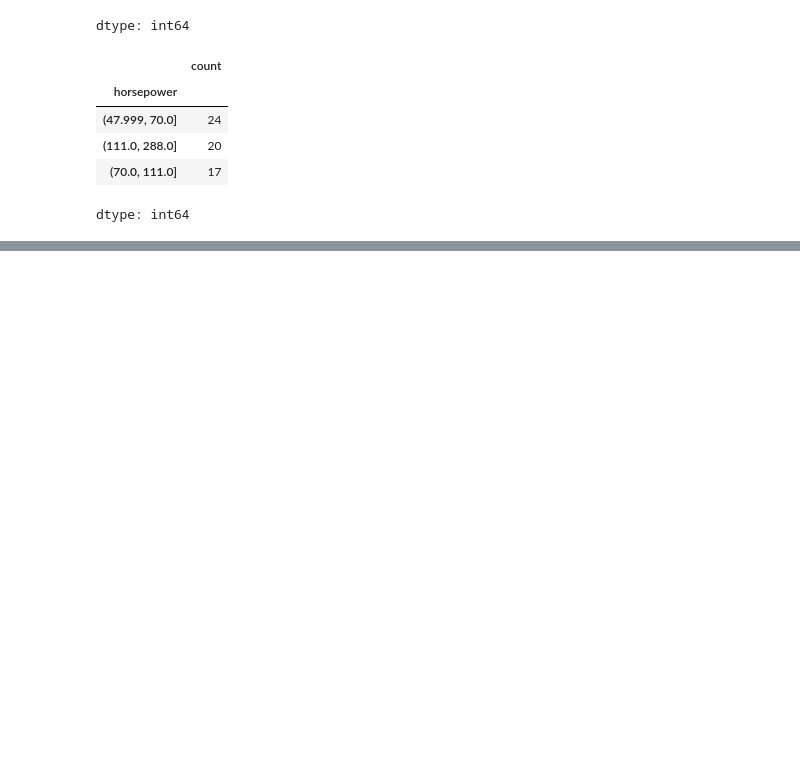
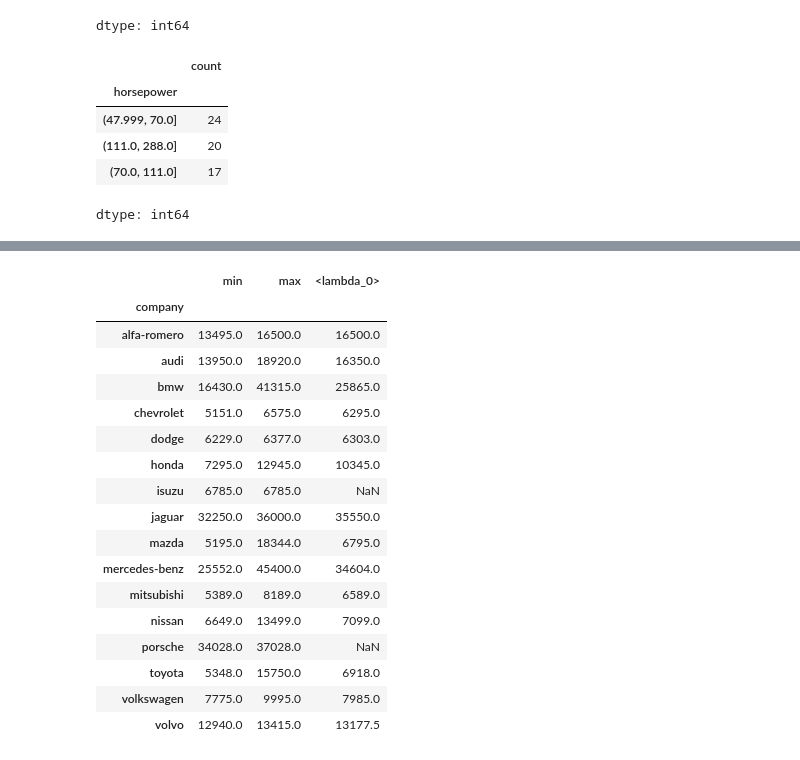
Before and after one commit to Sanjar-prog/Telegram-JavaScript-Bot, a Jupyter notebook: cut()_va_qcut()_yordamida_guruhlash.ipynb, the cells around one changed output, grey strips where cells are left out. Drawn from its saved outputs; the diff is of its cells as text; code cells hidden in the pictures; blank space fills up the shorter version.

```diff
--- a/cut()_va_qcut()_yordamida_guruhlash.ipynb
+++ b/cut()_va_qcut()_yordamida_guruhlash.ipynb
@@ -194,0 +205,3 @@ dtype: int64
+# %%
+df = pd.read_csv("https://github.com/anvarnarz/praktikum_datasets/raw/main/automobile_data.csv", index_col=0)
+df.head()
@@ -194,0 +288,21 @@ dtype: int64
+# %%
+df.groupby('company').price.agg([min, max, lambda x: np.median(x)])
+# %% [output]
+|  | min | max | <lambda_0> |
+| company |  |  |  |
+| alfa-romero | 13495.0 | 16500.0 | 16500.0 |
+| audi | 13950.0 | 18920.0 | 16350.0 |
+| bmw | 16430.0 | 41315.0 | 25865.0 |
+| chevrolet | 5151.0 | 6575.0 | 6295.0 |
+| dodge | 6229.0 | 6377.0 | 6303.0 |
+| honda | 7295.0 | 12945.0 | 10345.0 |
+| isuzu | 6785.0 | 6785.0 | NaN |
+| jaguar | 32250.0 | 36000.0 | 35550.0 |
+| mazda | 5195.0 | 18344.0 | 6795.0 |
+| mercedes-benz | 25552.0 | 45400.0 | 34604.0 |
+| mitsubishi | 5389.0 | 8189.0 | 6589.0 |
+| nissan | 6649.0 | 13499.0 | 7099.0 |
+| porsche | 34028.0 | 37028.0 | NaN |
+| toyota | 5348.0 | 15750.0 | 6918.0 |
+| volkswagen | 7775.0 | 9995.0 | 7985.0 |
+| volvo | 12940.0 | 13415.0 | 13177.5 |
```
Also changed, not shown: parts of 6 cells of this notebook.
